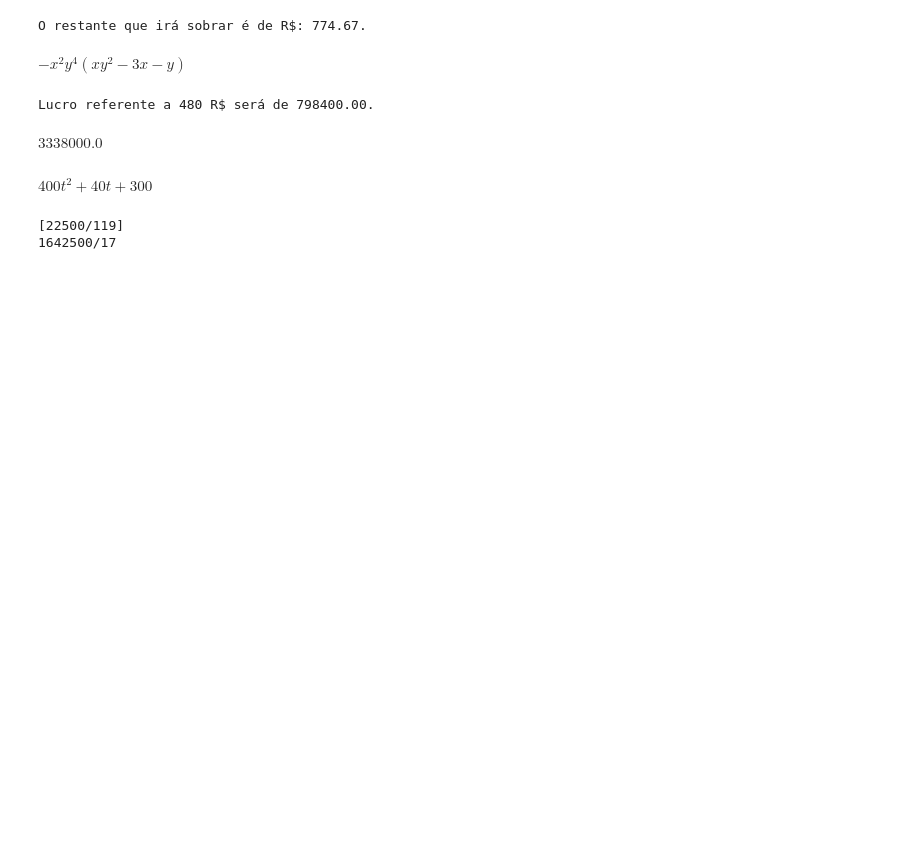
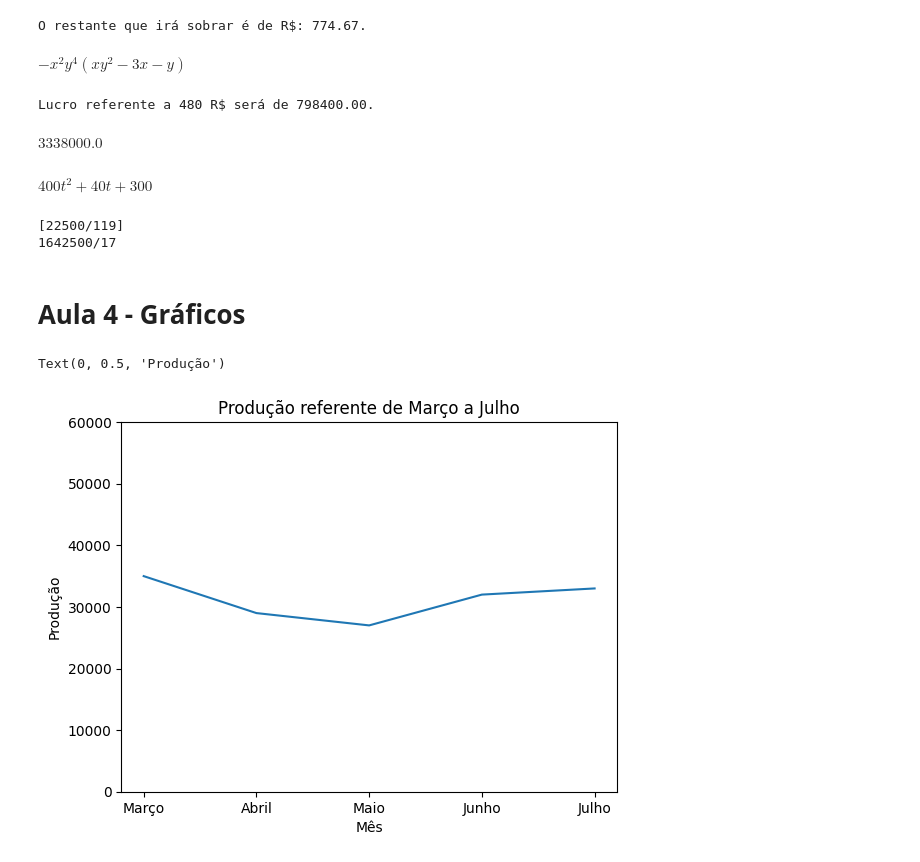
Before and after one commit to joaovictor2306069/Matematica-Aplicada, a Jupyter notebook: Ferramentas_Matematica_Aplicadas.ipynb, the cells around one changed output. Saved outputs shown, nothing was run; the diff lists cells and outputs as text; code cells hidden in the pictures; blank space fills up the shorter version.

```diff
--- a/Ferramentas_Matematica_Aplicadas.ipynb
+++ b/Ferramentas_Matematica_Aplicadas.ipynb
@@ -107,3 +140,17 @@ print(yp)
 # %% [output]
 [22500/119]
 1642500/17
+# %% [markdown]
+# Aula 4 - Gráficos
+# %%
+import matplotlib.pyplot as plt
+x = ['Março', 'Abril', 'Maio','Junho', 'Julho']
+y= [35000, 29000, 27000, 32000, 33000]
+plt.plot(x,y)
+plt.ylim(0,60000)
+plt.title('Produção referente de Março a Julho')
+plt.xlabel('Mês')
+plt.ylabel('Produção')
+# %% [output]
+Text(0, 0.5, 'Produção')
+[figure, added]
```
Also changed, not shown: parts of 12 cells of this notebook.
